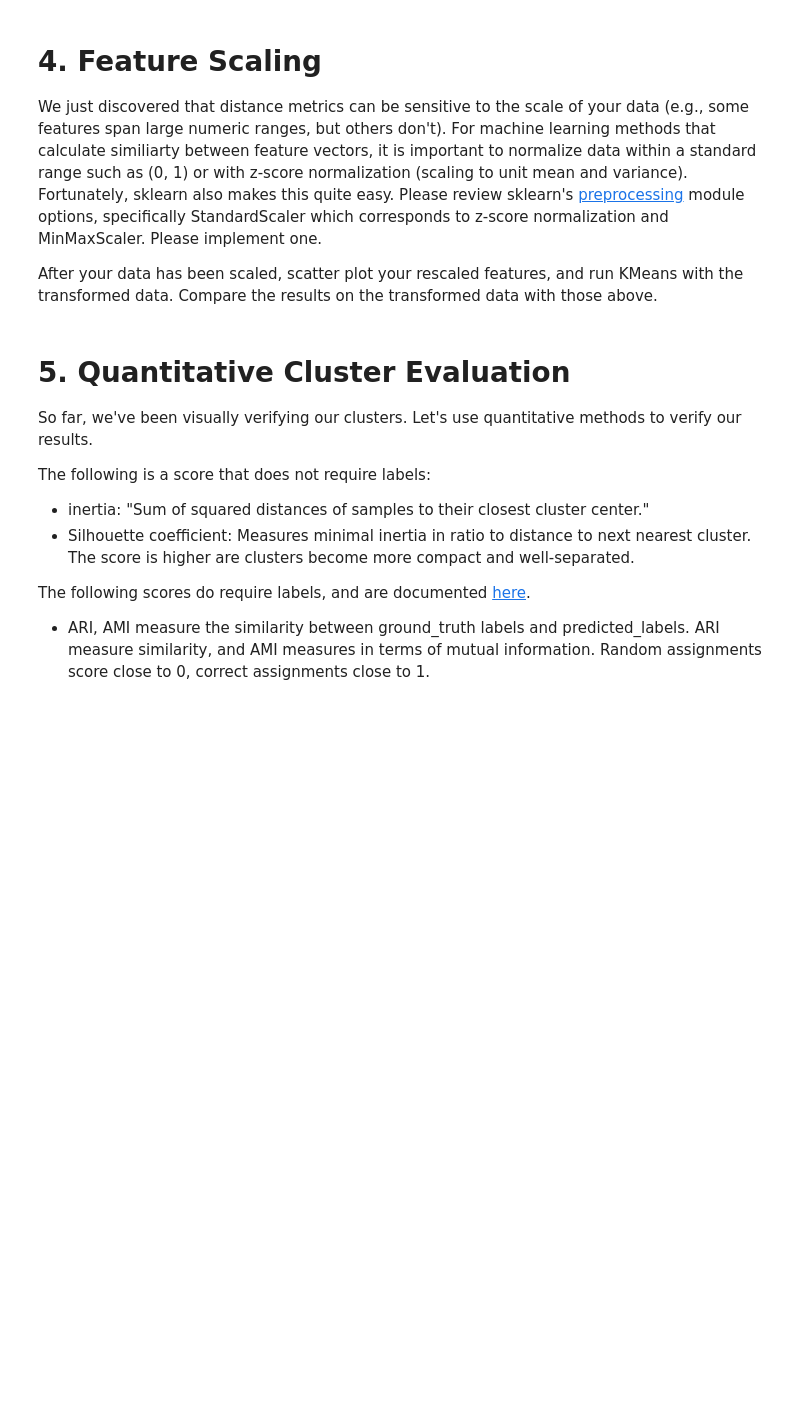
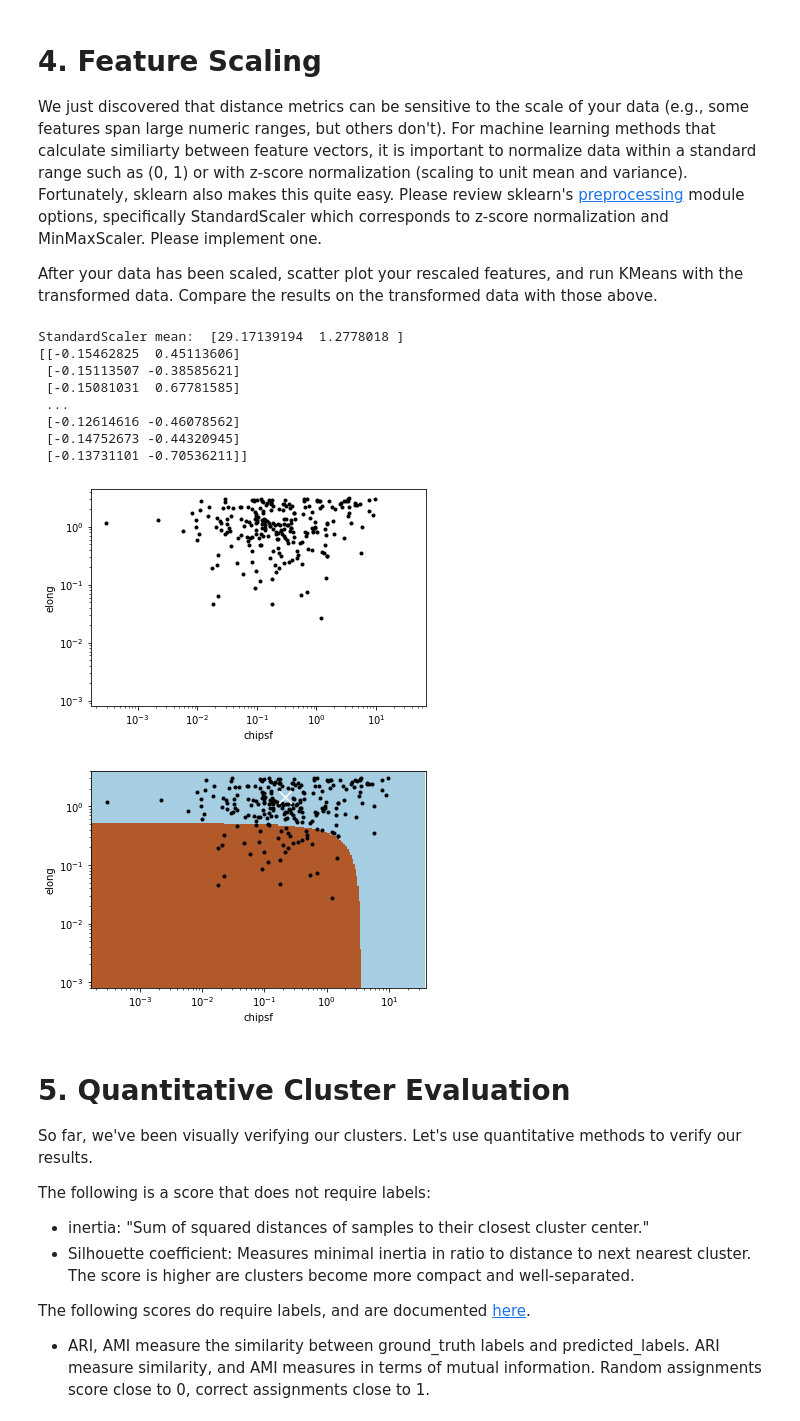
Before and after one commit to abao1999/AY119, a Jupyter notebook: hw4/Clustering-Astronomical-Sources.ipynb, the cells around one changed output. Saved outputs shown, nothing was run; the diff lists cells and outputs as text; code cells hidden in the pictures; blank space fills up the shorter version.

```diff
--- a/hw4/Clustering-Astronomical-Sources.ipynb
+++ b/hw4/Clustering-Astronomical-Sources.ipynb
@@ -184,12 +200,35 @@ After your data has been scaled, scatter plot your rescaled features, and run KM
 # %%
 # INSTRUCTION: Re-scale your data using either the MinMaxScaler or StandardScaler from sklearn
 #
 
+from sklearn.preprocessing import StandardScaler
+
+scaler = StandardScaler()
+feats_selected_scaled = scaler.fit_transform(feats_selected)
+print("StandardScaler mean: ", scaler.mean_)
+print(feats_selected_scaled)
+
 # INSTRUCTION: Scatter plot your rescaled data
 #
 
+plot_scatter(feats_selected_scaled, featnames_to_select[0], featnames_to_select[1], xscale='log', yscale='log')
+
 # INSTRUCTION: Retry KMeans with the same values of k used above.
 #
+
+km = runKMeans(feats_selected_scaled, n_clusters=2)
+plotKMeans(km, feats_selected_scaled, featnames_to_select[0], featnames_to_select[1], xscale='log', yscale='log')
+# %% [output]
+StandardScaler mean:  [29.17139194  1.2778018 ]
+[[-0.15462825  0.45113606]
+ [-0.15113507 -0.38585621]
+ [-0.15081031  0.67781585]
+ ...
+ [-0.12614616 -0.46078562]
+ [-0.14752673 -0.44320945]
+ [-0.13731101 -0.70536211]]
+[figure, added]
+[figure, added]
 # %% [markdown]
 # 5. Quantitative Cluster Evaluation
 
```
Also changed, not shown: parts of 12 cells of this notebook.
